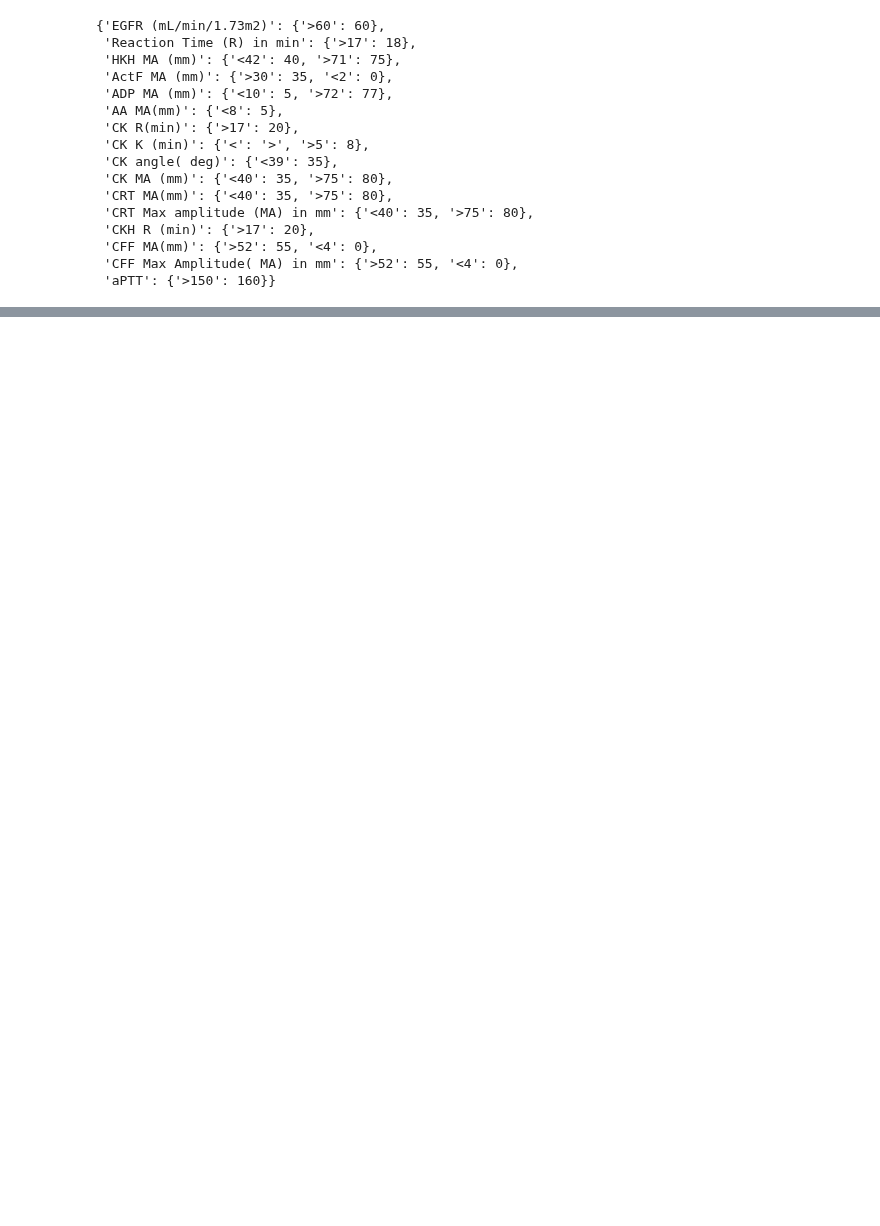
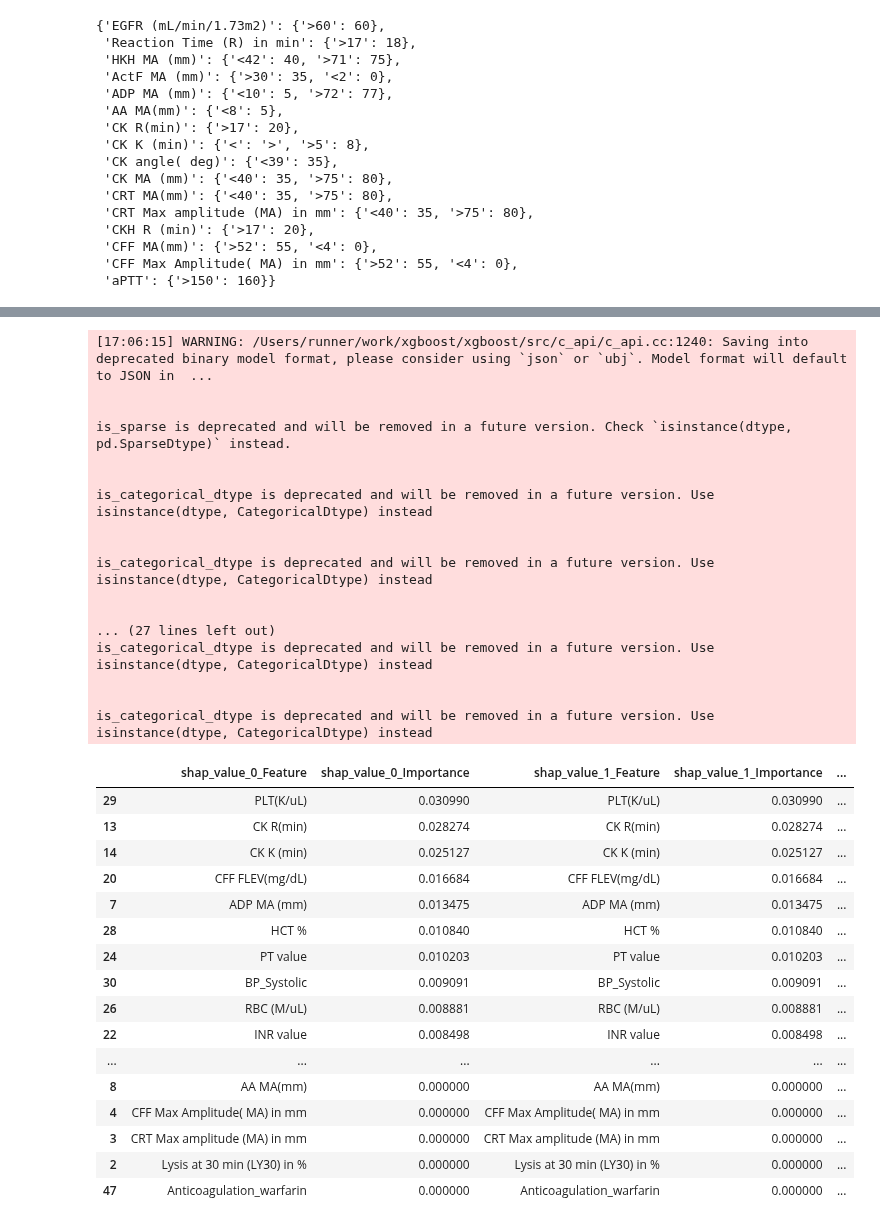
Before and after one commit to kstack21/CapstoneC2023, a Jupyter notebook: steps.ipynb, the cells around one changed output, grey strips where cells are left out. Drawn from its saved outputs; the diff is of its cells as text; code cells hidden in the pictures; blank space fills up the shorter version.

```diff
--- a/steps.ipynb
+++ b/steps.ipynb
@@ -1179,6 +1181,8 @@ shap.summary_plot(shap_values_baseline, baseline_train, plot_type="bar", show= F
 The first model will be used to determine the feature importance so the user can then select parameters of interest.
 # %% [markdown]
 ### Create model
+# %%
+teg1_columns =  list(extended_df.columns)
 # %%
 best_model_TEG1, TEG1_train, TEG1_score = train_model(extended_df, 'Events', ['Record ID'])
 # %% [output]
@@ -1524,5 +1534,5 @@ boundaries
 # %%
 from functions import transform_data
 # %%
-# Transform data
-clean_baseline_df, clean_TEG_df, tegValues = transform_data(baseline_df, tegValues_df, boundaries, timepoints, training = False)
+# Transform data in the same way the last one was transformed
+clean_baseline_patient_df, clean_TEG_patient_df, patient_tegValues = transform_data(baseline_df, tegValues_df, boundaries, timepoints, training = False)
@@ -1571,0 +1571,4 @@ Index(['Anticoagulation_apixaban', 'Anticoagulation_enoxaparin',
+# %%
+patient_TEG1_df = check_column_names(clean_TEG_patient_df, teg1_columns)
+patient_TEG2_df = check_column_names(clean_TEG_patient_df, teg2_columns)
+patient_baseline_df = check_column_names(clean_baseline_patient_df, baseline_columns)
@@ -1591,0 +1619,19 @@ array([0.5371652 , 0.51655096, 0.4467875 ], dtype=float32)
+# %%
+def iterate_importance(df, best_pipeline):
+    total_df = pd.DataFrame()
+
+    # Iterate through all rows in the DataFrame
+    for index, row in df.iterrows():
+        # Assuming row is a pandas Series containing feature values for a specific row
+        # You may need to adjust this depending on the structure of your DataFrame
+
+        # Convert the row to a DataFrame with a single row
+        single_row_df = pd.DataFrame([row])
+
+        # Calculate shap_values for the current row
+        importance_df, shap_values = feature_importance(best_pipeline, single_row_df)
+
+        # Add the shap_values to new columns in the total_df DataFrame
+        total_df = pd.concat([total_df, importance_df.add_prefix(f'shap_value_{index}_')], axis=1)
+
+    return total_df
@@ -1591,0 +1672,38 @@ array([0.5371652 , 0.51655096, 0.4467875 ], dtype=float32)
+# %%
+TEG1_shap_values_list = iterate_importance(patient_TEG1_df, best_model_TEG1)
+TEG1_shap_values_list
+# %% [output]
+[17:06:15] WARNING: /Users/runner/work/xgboost/xgboost/src/c_api/c_api.cc:1240: Saving into deprecated binary model format, please consider using `json` or `ubj`. Model format will default to JSON in  ...
+
+
+is_sparse is deprecated and will be removed in a future version. Check `isinstance(dtype, pd.SparseDtype)` instead.
+
+
+is_categorical_dtype is deprecated and will be removed in a future version. Use isinstance(dtype, CategoricalDtype) instead
+
+
+is_categorical_dtype is deprecated and will be removed in a future version. Use isinstance(dtype, CategoricalDtype) instead
+
+
+... (27 lines left out)
+is_categorical_dtype is deprecated and will be removed in a future version. Use isinstance(dtype, CategoricalDtype) instead
+
+
+is_categorical_dtype is deprecated and will be removed in a future version. Use isinstance(dtype, CategoricalDtype) instead
+|  | shap_value_0_Feature | shap_value_0_Importance | shap_value_1_Feature | shap_value_1_Importance | ... |
+| 29 | PLT(K/uL) | 0.030990 | PLT(K/uL) | 0.030990 | ... |
+| 13 | CK R(min) | 0.028274 | CK R(min) | 0.028274 | ... |
+| 14 | CK K (min) | 0.025127 | CK K (min) | 0.025127 | ... |
+| 20 | CFF FLEV(mg/dL) | 0.016684 | CFF FLEV(mg/dL) | 0.016684 | ... |
+| 7 | ADP MA (mm) | 0.013475 | ADP MA (mm) | 0.013475 | ... |
+| 28 | HCT % | 0.010840 | HCT % | 0.010840 | ... |
+| 24 | PT value | 0.010203 | PT value | 0.010203 | ... |
+| 30 | BP_Systolic | 0.009091 | BP_Systolic | 0.009091 | ... |
+| 26 | RBC (M/uL) | 0.008881 | RBC (M/uL) | 0.008881 | ... |
+| 22 | INR value | 0.008498 | INR value | 0.008498 | ... |
+| ... | ... | ... | ... | ... | ... |
+| 8 | AA MA(mm) | 0.000000 | AA MA(mm) | 0.000000 | ... |
+| 4 | CFF Max Amplitude( MA) in mm | 0.000000 | CFF Max Amplitude( MA) in mm | 0.000000 | ... |
+| 3 | CRT Max amplitude (MA) in mm | 0.000000 | CRT Max amplitude (MA) in mm | 0.000000 | ... |
+| 2 | Lysis at 30 min (LY30) in % | 0.000000 | Lysis at 30 min (LY30) in % | 0.000000 | ... |
+| 47 | Anticoagulation_warfarin | 0.000000 | Anticoagulation_warfarin | 0.000000 | ... |
```
Also changed, not shown: parts of 29 cells of this notebook, 4 other files.
